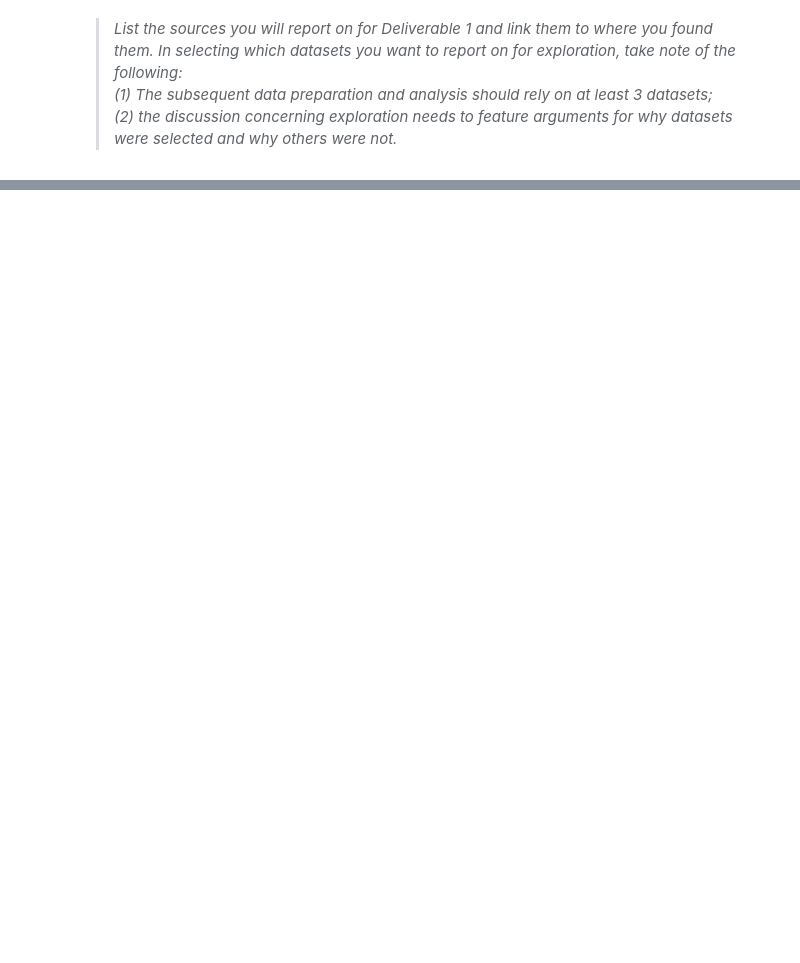
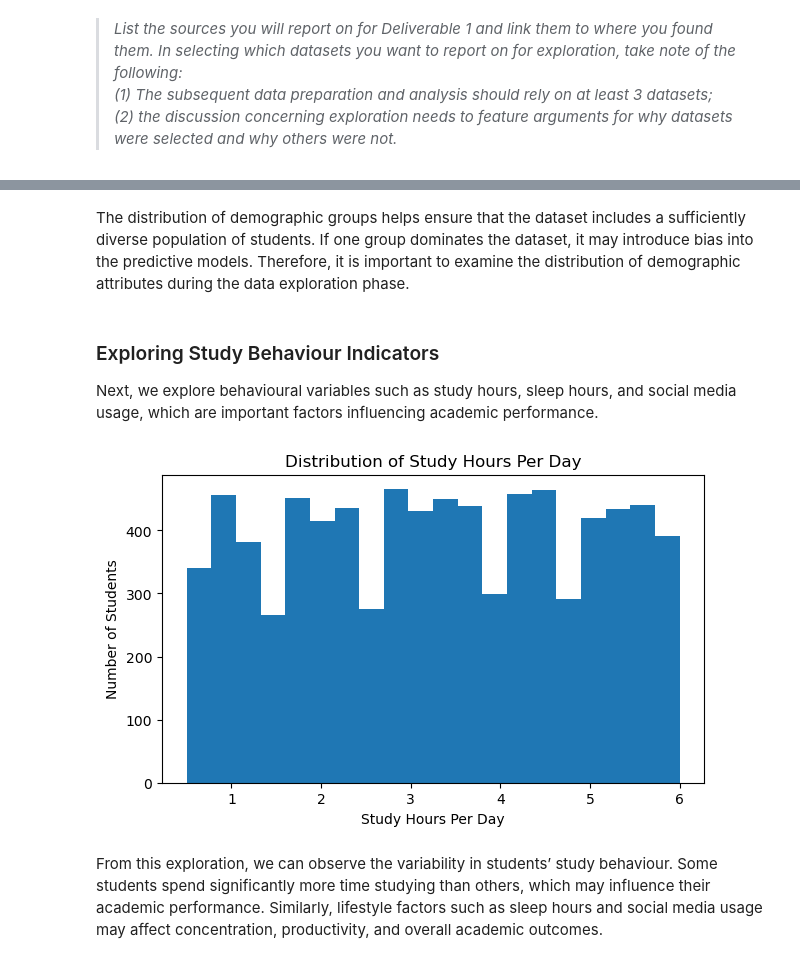
Before and after one commit to stevennoctavianus/sc3021-sdac-grp3, a Jupyter notebook: project.ipynb, the cells around one changed output, grey strips where cells are left out. Drawn from its saved outputs; the diff is of its cells as text; code cells hidden in the pictures; blank space fills up the shorter version.

```diff
--- a/project.ipynb
+++ b/project.ipynb
@@ -971,0 +244,18 @@ list(ds4.columns)
+# %% [markdown]
+The distribution of demographic groups helps ensure that the dataset includes a sufficiently diverse population of students. If one group dominates the dataset, it may introduce bias into the predictive models. Therefore, it is important to examine the distribution of demographic attributes during the data exploration phase.
+# %% [markdown]
+### Exploring Study Behaviour Indicators
+
+Next, we explore behavioural variables such as study hours, sleep hours, and social media usage, which are important factors influencing academic performance.
+# %%
+# Example exploration of study hours distribution
+plt.figure(figsize=(7,4))
+plt.hist(ds1['study_hours_per_day'], bins=20)
+plt.xlabel("Study Hours Per Day")
+plt.ylabel("Number of Students")
+plt.title("Distribution of Study Hours Per Day")
+plt.show()
+# %% [output]
+[figure, added]
+# %% [markdown]
+From this exploration, we can observe the variability in students’ study behaviour. Some students spend significantly more time studying than others, which may influence their academic performance. Similarly, lifestyle factors such as sleep hours and social media usage may affect concentration, productivity, and overall academic outcomes.
```
Also changed, not shown: parts of 167 cells of this notebook, 3 other files.
